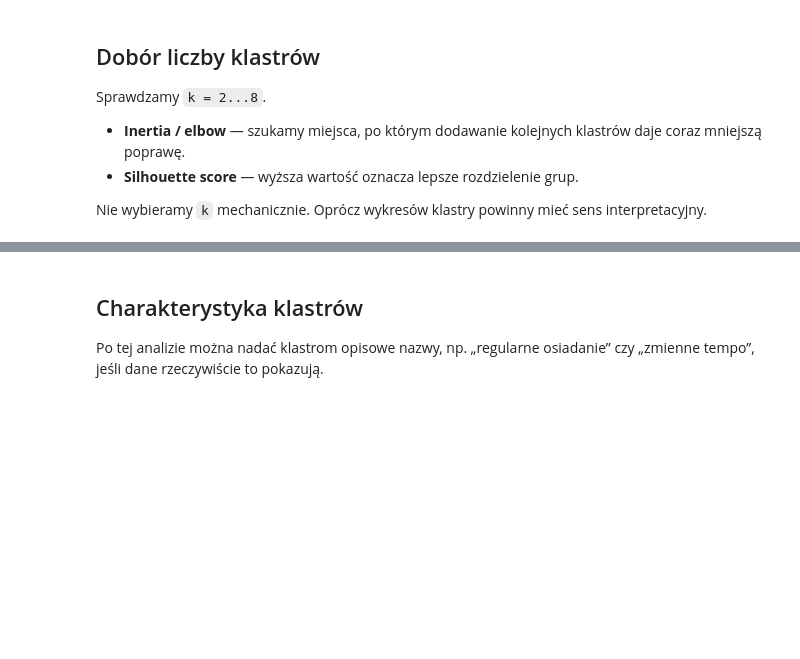
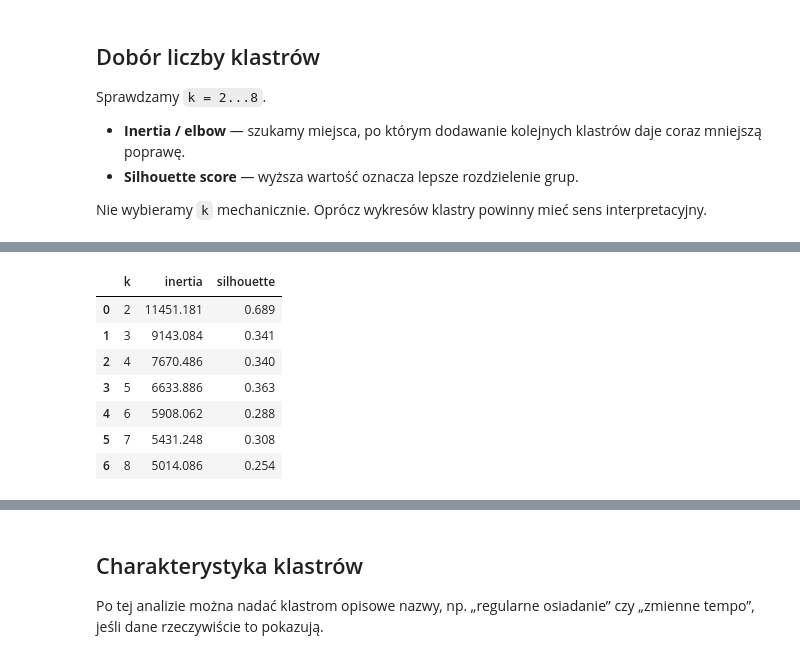
Before and after one commit to mwiktorowicz/EGSM_Tur-w, a Jupyter notebook: EGMS/EGMS_analysis_pipeline.ipynb, the cells around one changed output, grey strips where cells are left out. Cells and saved outputs as stored; diff of their text form; code cells hidden in the pictures; blank space fills up the shorter version.

```diff
--- a/EGMS/EGMS_analysis_pipeline.ipynb
+++ b/EGMS/EGMS_analysis_pipeline.ipynb
@@ -469,0 +564,22 @@ plt.show()
+# %%
+# Silhouette score dla tych samych wartości k
+silhouettes = []
+
+for k in ks:
+    km = KMeans(n_clusters=k, n_init=20, random_state=42)
+    labels = km.fit_predict(X_scaled)
+
+    silhouettes.append(silhouette_score(X_scaled, labels))
+
+results_k["silhouette"] = silhouettes
+
+results_k.round(3)
+# %% [output]
+|  | k | inertia | silhouette |
+| 0 | 2 | 11451.181 | 0.689 |
+| 1 | 3 | 9143.084 | 0.341 |
+| 2 | 4 | 7670.486 | 0.340 |
+| 3 | 5 | 6633.886 | 0.363 |
+| 4 | 6 | 5908.062 | 0.288 |
+| 5 | 7 | 5431.248 | 0.308 |
+| 6 | 8 | 5014.086 | 0.254 |
```
Also changed, not shown: parts of 29 cells of this notebook, 5 other files.
